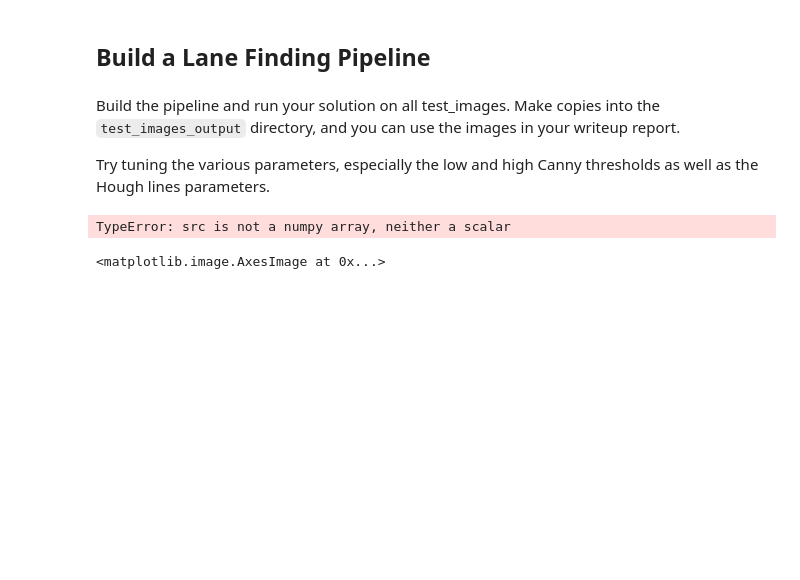
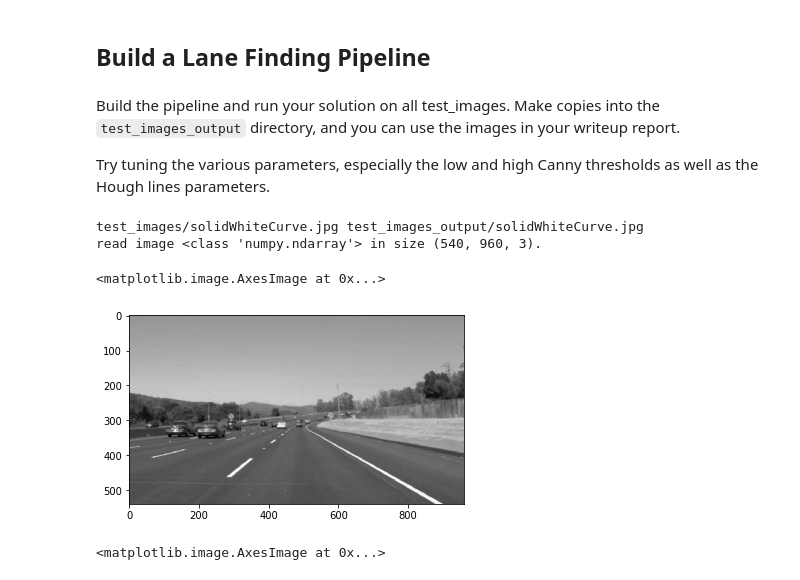
Before and after one commit to peiyong86/Udacity-CarND-LaneLines-P1, a Jupyter notebook: P1.ipynb, the cells around one changed output. Cells and saved outputs as stored; diff of their text form; code cells hidden in the pictures; blank space fills up the shorter version.

```diff
--- a/P1.ipynb
+++ b/P1.ipynb
@@ -314,15 +314,18 @@ if not os.path.exists(outputpath):
     os.makedirs(outputpath)
 # %%
 imname = 'solidWhiteCurve.jpg'
-imname_in = os.path.join('test_images', imname, (300, 159)))
+imname_in = os.path.join('test_images', imname)
 imname_out = os.path.join(outputpath, imname)
 print("{} {}".format(imname_in, imname_out))
 image = mpimg.imread(imname_in)
 print("read image {} in size {}.".format(type(image), image.shape))
 gray = grayscale(image)
 gray = gaussian_blur(gray, 5)
 plt.imshow(gray, cmap='gray')
 # %% [output]
-TypeError: src is not a numpy array, neither a scalar
+test_images/solidWhiteCurve.jpg test_images_output/solidWhiteCurve.jpg
+read image <class 'numpy.ndarray'> in size (540, 960, 3).
+<matplotlib.image.AxesImage at 0x...>
+[figure, added]
 # %%
 cimage = color_of_interest(image)
```
Also changed, not shown: parts of 5 cells of this notebook, 6 other files.
